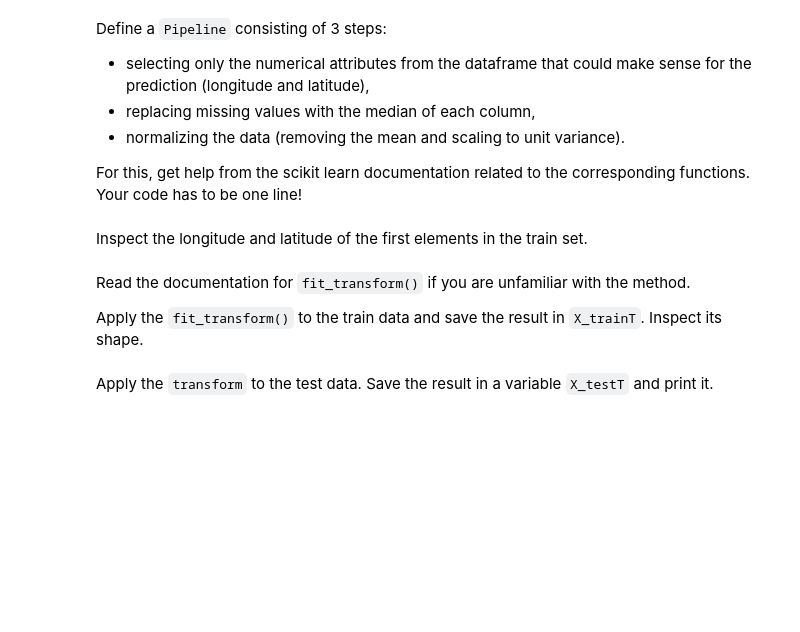
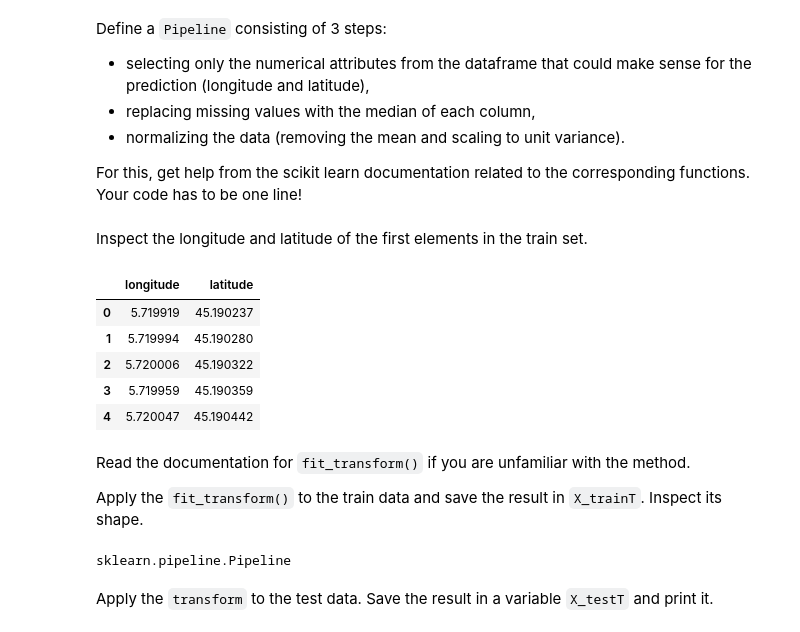
Before and after one commit to Alexis-netizen/notebooks_ml, a Jupyter notebook: Notebooks-Iteration1/02Etape2-simple_numerical_pipeline.ipynb, the cells around one changed output. Cells and saved outputs as stored; diff of their text form; code cells hidden in the pictures; blank space fills up the shorter version.

```diff
--- a/Notebooks-Iteration1/02Etape2-simple_numerical_pipeline.ipynb
+++ b/Notebooks-Iteration1/02Etape2-simple_numerical_pipeline.ipynb
@@ -264,5 +264,14 @@ num_pipeline = Pipeline(steps=[('SI',SimpleImputer(strategy="median")),("SS",Sta
 # %% [markdown]
 Inspect the longitude and latitude of the first elements in the train set.
+# %%
+df.loc[:,num_attribs].head(5)
+# %% [output]
+|  | longitude | latitude |
+| 0 | 5.719919 | 45.190237 |
+| 1 | 5.719994 | 45.190280 |
+| 2 | 5.720006 | 45.190322 |
+| 3 | 5.719959 | 45.190359 |
+| 4 | 5.720047 | 45.190442 |
 # %% [markdown]
 Read the documentation for `fit_transform()` if you are unfamiliar with the method.
 
@@ -271,0 +279,4 @@ Apply the `fit_transform()` to the train data and save the result in `X_trainT`.
+# %%
+type(num_pipeline)
+# %% [output]
+sklearn.pipeline.Pipeline
```
Also changed, not shown: parts of 80 cells of this notebook, 6 other files.
